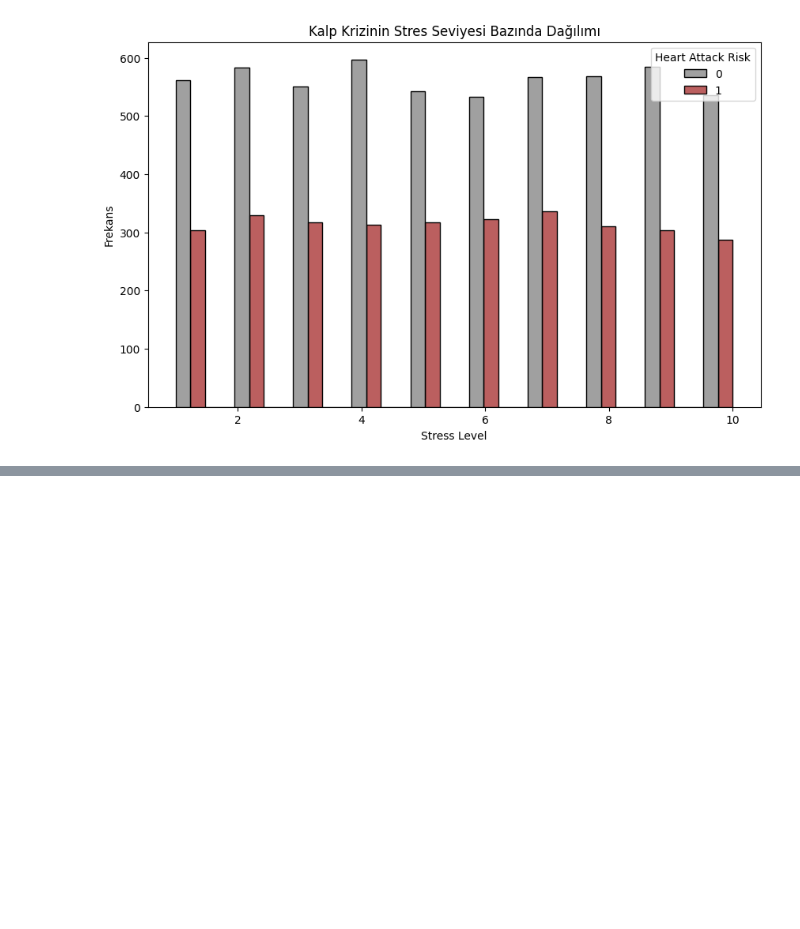
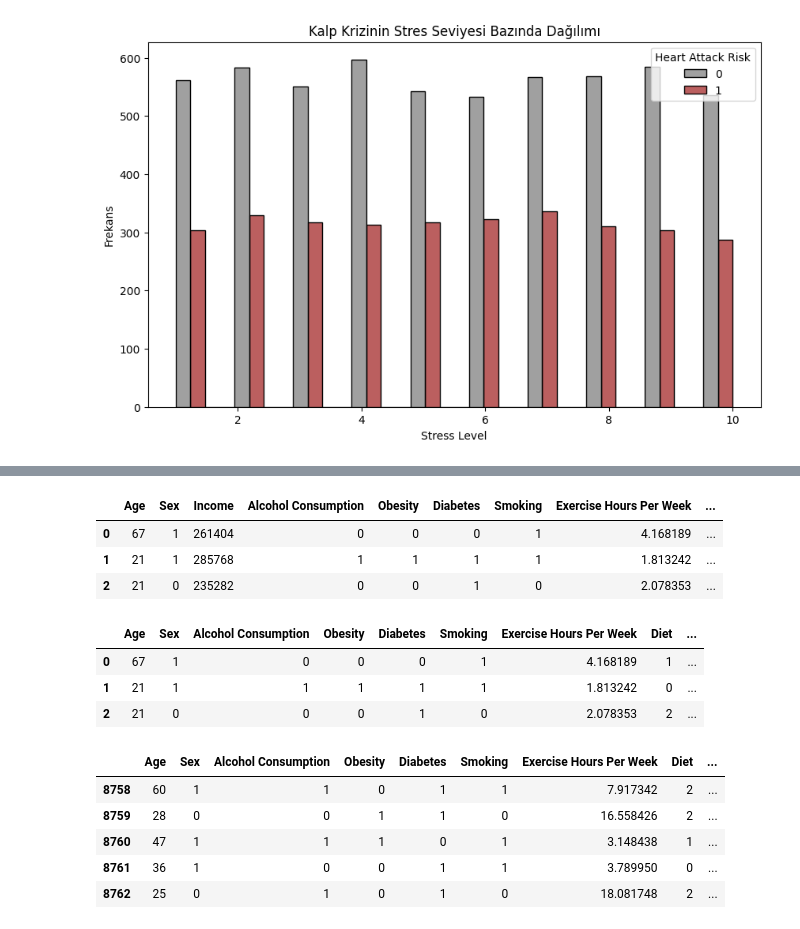
Before and after one commit to AtaDemirkiran/heart-attack-risk, a Jupyter notebook: saglık_bilimlerinde_veri_analitigi_proje.ipynb, the cells around one changed output, grey strips where cells are left out. Cells and saved outputs as stored; diff of their text form; code cells hidden in the pictures; blank space fills up the shorter version.

```diff
--- a/saglık_bilimlerinde_veri_analitigi_proje.ipynb
+++ b/saglık_bilimlerinde_veri_analitigi_proje.ipynb
@@ -219,0 +232,4 @@ plt.show()
+# %%
+#log2 + 1  dönüşümü
+
+income_log = df_dataset['Income'].apply(lambda x: np.log2(x) + 1 if x > 0 else x)
@@ -219,0 +246,31 @@ plt.show()
+# %%
+# max-min dönüşümü
+from sklearn.preprocessing import MinMaxScaler
+
+scaler = MinMaxScaler()
+df_dataset['income_normalized'] = scaler.fit_transform(income_log.values.reshape(-1, 1))
+# %%
+df_dataset.head(3)
+# %% [output]
+|  | Age | Sex | Income | Alcohol Consumption | Obesity | Diabetes | Smoking | Exercise Hours Per Week | ... |
+| 0 | 67 | 1 | 261404 | 0 | 0 | 0 | 1 | 4.168189 | ... |
+| 1 | 21 | 1 | 285768 | 1 | 1 | 1 | 1 | 1.813242 | ... |
+| 2 | 21 | 0 | 235282 | 0 | 0 | 1 | 0 | 2.078353 | ... |
+# %%
+df_dataset.drop('Income', axis=1, inplace=True)
+df_dataset.rename(columns={'income_normalized': 'Income'}, inplace=True)
+df_dataset.head(3)
+# %% [output]
+|  | Age | Sex | Alcohol Consumption | Obesity | Diabetes | Smoking | Exercise Hours Per Week | Diet | ... |
+| 0 | 67 | 1 | 0 | 0 | 0 | 1 | 4.168189 | 1 | ... |
+| 1 | 21 | 1 | 1 | 1 | 1 | 1 | 1.813242 | 0 | ... |
+| 2 | 21 | 0 | 0 | 0 | 1 | 0 | 2.078353 | 2 | ... |
+# %%
+df_dataset.tail(5)
+# %% [output]
+|  | Age | Sex | Alcohol Consumption | Obesity | Diabetes | Smoking | Exercise Hours Per Week | Diet | ... |
+| 8758 | 60 | 1 | 1 | 0 | 1 | 1 | 7.917342 | 2 | ... |
+| 8759 | 28 | 0 | 0 | 1 | 1 | 0 | 16.558426 | 2 | ... |
+| 8760 | 47 | 1 | 1 | 1 | 0 | 1 | 3.148438 | 1 | ... |
+| 8761 | 36 | 1 | 0 | 0 | 1 | 1 | 3.789950 | 0 | ... |
+| 8762 | 25 | 0 | 1 | 0 | 1 | 0 | 18.081748 | 2 | ... |
```
Also changed, not shown: parts of 26 cells of this notebook.
